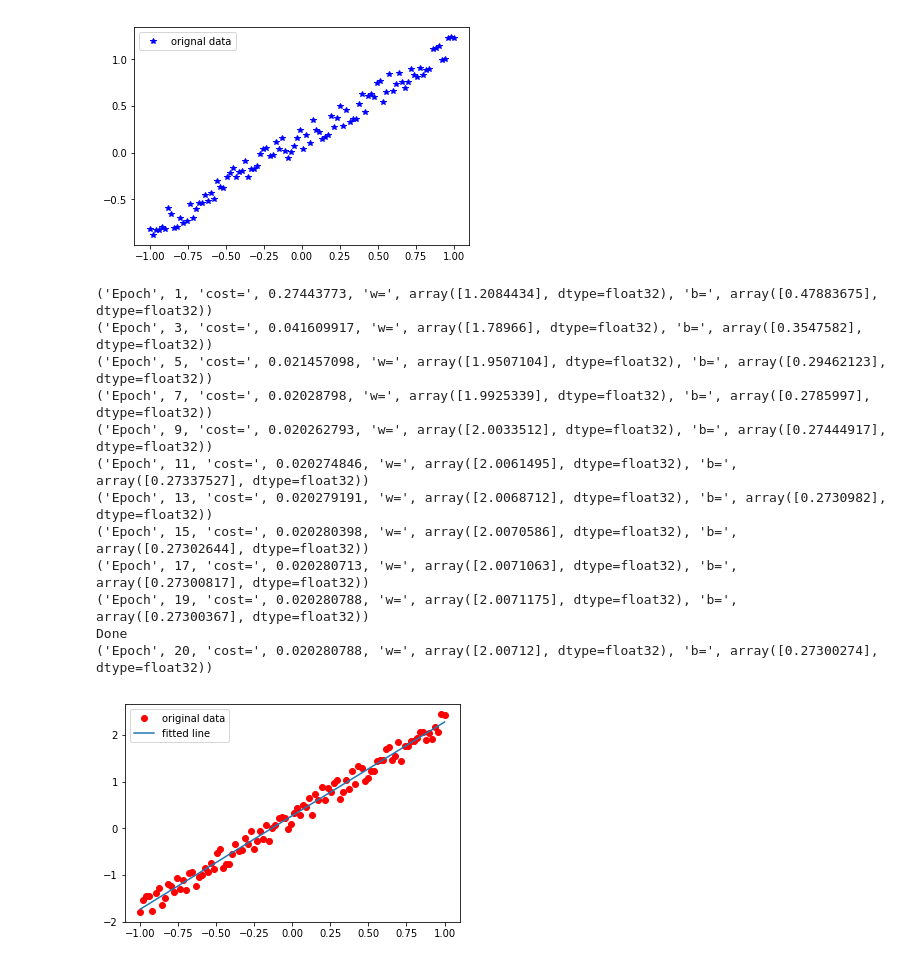
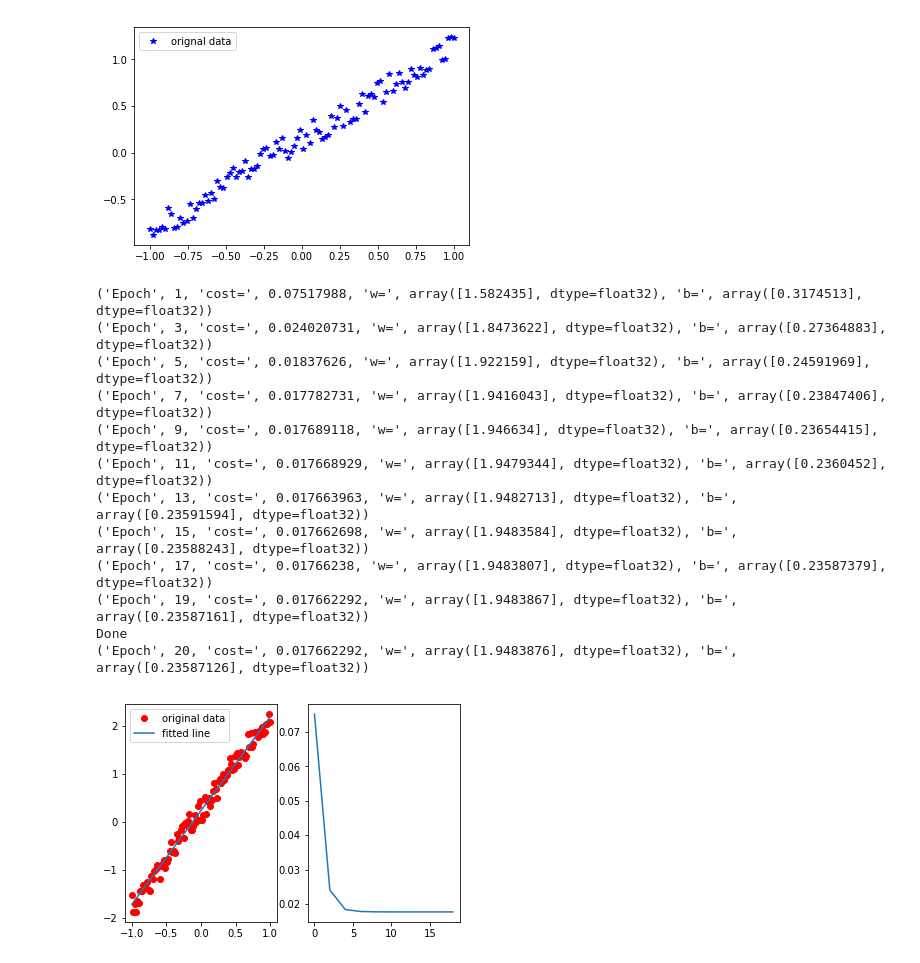
Before and after one commit to bobz653/machine-learning, a Jupyter notebook: tensor_basic/basic.ipynb, the cells around one changed output. Drawn from its saved outputs; the diff is of its cells as text; code cells hidden in the pictures.

Commit message:
linear sample plot

```diff
--- a/tensor_basic/basic.ipynb
+++ b/tensor_basic/basic.ipynb
@@ -30,49 +30,51 @@ cost = tf.reduce_mean(tf.square(Z - Y))
 learning_rate = 0.01
 optimizer = tf.train.GradientDescentOptimizer(learning_rate).minimize(cost)
 
 init = tf.global_variables_initializer()
 
 train_epochs = 20
 display_step = 2
 
 with tf.Session() as sess:
     sess.run(init)
     plotdata = {"batchsize":[], "loss":[]}
     for epoch in range(train_epochs):
         for (x,y) in zip(Train_X,Train_Y):
             sess.run(optimizer, feed_dict={X:x, Y:y})
 
         if epoch % display_step == 0:
             loss = sess.run(cost , feed_dict={X:Train_X, Y:Train_Y})
             print ("Epoch", epoch+1, "cost=", loss, "w=", sess.run(W), "b=",sess.run(b))
             if not (loss == "NA"):
                 plotdata['batchsize'].append(epoch)
                 plotdata['loss'].append(loss)
     print "Done"
     print ("Epoch", epoch+1, "cost=", loss, "w=", sess.run(W), "b=",sess.run(b))
 
-
+    plt.subplot(121)
     plt.plot(Train_X, Train_Y, 'ro', label='original data')
     plt.plot(Train_X, sess.run(W)*Train_X+ sess.run(b), label='fitted line')
     plt.legend()
+
+    plt.subplot(122)
+
+    plt.plot(plotdata['batchsize'],plotdata['loss'])
+
     plt.show()
-
-    plt.figure(1)
-    plt.subplot(221)
 # %% [output]
-('Epoch', 1, 'cost=', 0.27443773, 'w=', array([1.2084434], dtype=float32), 'b=', array([0.47883675], dtype=float32))
-('Epoch', 3, 'cost=', 0.041609917, 'w=', array([1.78966], dtype=float32), 'b=', array([0.3547582], dtype=float32))
-('Epoch', 5, 'cost=', 0.021457098, 'w=', array([1.9507104], dtype=float32), 'b=', array([0.29462123], dtype=float32))
-('Epoch', 7, 'cost=', 0.02028798, 'w=', array([1.9925339], dtype=float32), 'b=', array([0.2785997], dtype=float32))
-('Epoch', 9, 'cost=', 0.020262793, 'w=', array([2.0033512], dtype=float32), 'b=', array([0.27444917], dtype=float32))
-('Epoch', 11, 'cost=', 0.020274846, 'w=', array([2.0061495], dtype=float32), 'b=', array([0.27337527], dtype=float32))
-('Epoch', 13, 'cost=', 0.020279191, 'w=', array([2.0068712], dtype=float32), 'b=', array([0.2730982], dtype=float32))
-('Epoch', 15, 'cost=', 0.020280398, 'w=', array([2.0070586], dtype=float32), 'b=', array([0.27302644], dtype=float32))
-('Epoch', 17, 'cost=', 0.020280713, 'w=', array([2.0071063], dtype=float32), 'b=', array([0.27300817], dtype=float32))
-('Epoch', 19, 'cost=', 0.020280788, 'w=', array([2.0071175], dtype=float32), 'b=', array([0.27300367], dtype=float32))
+('Epoch', 1, 'cost=', 0.07517988, 'w=', array([1.582435], dtype=float32), 'b=', array([0.3174513], dtype=float32))
+('Epoch', 3, 'cost=', 0.024020731, 'w=', array([1.8473622], dtype=float32), 'b=', array([0.27364883], dtype=float32))
+('Epoch', 5, 'cost=', 0.01837626, 'w=', array([1.922159], dtype=float32), 'b=', array([0.24591969], dtype=float32))
+('Epoch', 7, 'cost=', 0.017782731, 'w=', array([1.9416043], dtype=float32), 'b=', array([0.23847406], dtype=float32))
+('Epoch', 9, 'cost=', 0.017689118, 'w=', array([1.946634], dtype=float32), 'b=', array([0.23654415], dtype=float32))
+('Epoch', 11, 'cost=', 0.017668929, 'w=', array([1.9479344], dtype=float32), 'b=', array([0.2360452], dtype=float32))
+('Epoch', 13, 'cost=', 0.017663963, 'w=', array([1.9482713], dtype=float32), 'b=', array([0.23591594], dtype=float32))
+('Epoch', 15, 'cost=', 0.017662698, 'w=', array([1.9483584], dtype=float32), 'b=', array([0.23588243], dtype=float32))
+('Epoch', 17, 'cost=', 0.01766238, 'w=', array([1.9483807], dtype=float32), 'b=', array([0.23587379], dtype=float32))
+('Epoch', 19, 'cost=', 0.017662292, 'w=', array([1.9483867], dtype=float32), 'b=', array([0.23587161], dtype=float32))
 Done
-('Epoch', 20, 'cost=', 0.020280788, 'w=', array([2.00712], dtype=float32), 'b=', array([0.27300274], dtype=float32))
+('Epoch', 20, 'cost=', 0.017662292, 'w=', array([1.9483876], dtype=float32), 'b=', array([0.23587126], dtype=float32))
-[figure, old version]
+[figure, new version]
 # %%
 #import tensorflow as tf
 #print tf.__version__
```
Also changed, not shown: parts of 1 cell of this notebook.
